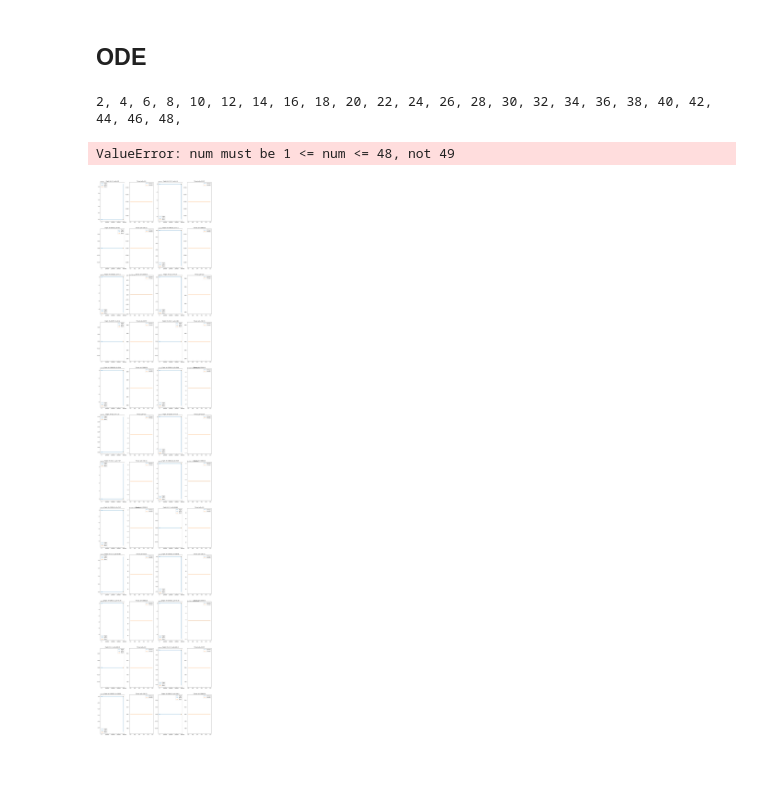
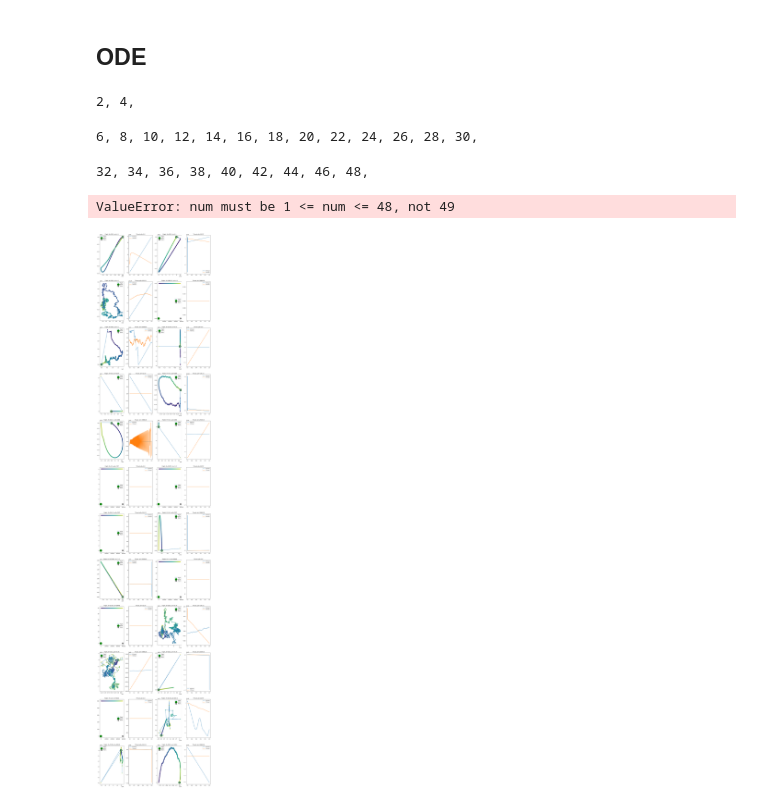
Before and after one commit to binDebug3/OrbitalTrajectory, a Jupyter notebook: dylan.ipynb, the cells around one changed output. Drawn from its saved outputs; the diff is of its cells as text; code cells hidden in the pictures; blank space fills up the shorter version.

```diff
--- a/dylan.ipynb
+++ b/dylan.ipynb
@@ -320,7 +320,7 @@ def drag(y, theta=None, x=True):
     if height < K:
         i = 0 if x else 1
         angle = np.cos(theta) if x else np.sin(theta)
-        return 0.5 * c * A * density(height) * vel[i]**2 * angle**2
+        return 0.5 * c * A * density(height) * vel[i]**2 / Mr0 #* angle**2 / Mr0
     return 0
 
 
@@ -382,7 +382,7 @@ n = 1000
 dim = 8
 final_time = 50
 guess = 2
-cost = 1e9
+cost = 1e7
 
 def update(t,z,p):
     tf = p[0]
@@ -395,6 +395,7 @@ def update(t,z,p):
     p2 = z[5]
     p3 = z[6]
     p4 = z[7]
+
     ux = p3 / (2*mass_r) / cost
     uy = p4 / (2*mass_r) / cost
 
@@ -424,8 +425,8 @@ def update(t,z,p):
 def bc(ya,yb,p):
     tf = p[0]
     # print(len(ya), len(yb), len(p))
-    return np.array([ya[0]-Re, ya[1]-0, ya[2]-0, ya[3]-0,              # start conditions
-                     yb[0]-Lm, yb[1]-Rm-hf, yb[2]-vf, yb[3]-0,          # end conditions
+    return np.array([ya[0]-Re, ya[1]-0, ya[2]-0, ya[3]-we*10000,              # start conditions
+                     yb[0]-Lm, yb[1]-Rm-hf, yb[2]-vf, yb[3]-0,                # end conditions
                      tf-final_time])
 
 # construct the solution using solve_bvp. We use an initial guess
@@ -440,42 +441,45 @@ for i, y_guess in enumerate(np.geomspace(0.1, 500, num=r1)):
         # p_guess = 250000
         t = np.linspace(0,1,n)
         # y = np.ones((dim, t.size)) * y_guess
-        y = np.array([np.linspace(Re, Lm, n), np.zeros(n)*y_guess, np.ones(n)*y_guess, np.ones(n)*y_guess, np.ones(n)*y_guess, np.ones(n)*y_guess, np.ones(n)*y_guess, np.ones(n)*y_guess])
+        y = np.array([np.linspace(Re, Lm, n), np.ones(n)*y_guess, np.ones(n)*y_guess, np.ones(n)*y_guess, np.ones(n)*y_guess, np.ones(n)*y_guess, np.ones(n)*y_guess, np.ones(n)*y_guess])
         # p0 = np.array([2])
         p0 = np.array([p_guess])
         res = solve_bvp(update, bc, t, y, p=p0)
 
         # plot the results and print out the optimal final time t_f
         t_plot = np.linspace(0, 1, n)
         # print(res.sol(t_plot).shape)
         x_plot = res.sol(t_plot)[0]
         y_plot = res.sol(t_plot)[1]
         px_plot = res.sol(t_plot)[6]
         py_plot = res.sol(t_plot)[7]
         ux_plot = px_plot
         uy_plot = py_plot
 
         plt.subplot((r2*r1)//2, 4, 1+count)
         # plt.plot(t_plot, x_plot)
         # plt.plot(t_plot, y_plot)
         plt.plot(x_plot, y_plot, label="Flight")
-        plt.scatter(0,0, label="Earth")
-        plt.scatter(Lm, 0, label="Moon")
+        plt.scatter(x_plot, y_plot, cmap="viridis", c=t_plot)
+        plt.scatter(0,0, label="Earth", c="green", s=500)
+        plt.scatter(Lm, 0, label="Moon", c="grey", s=250)
         plt.legend()
         plt.title(f"Flight. tf={round(res.p[0], 2)}, y0={round(y_guess, 2)}")
         # plt.xlim(0, Lm*1.2)
         plt.set_cmap("viridis")
 
         plt.subplot((r2*r1)//2, 4, 2+count)
         plt.plot(t_plot, ux_plot, label="X thrust")
         plt.plot(t_plot, uy_plot, label="Y thrust")
         plt.title(f"Thrust. p0={round(p_guess, 2)}")
         plt.legend()
         count += 2
         print(count, end=", ")
 plt.tight_layout()
 plt.show()
 # %% [output]
-2, 4, 6, 8, 10, 12, 14, 16, 18, 20, 22, 24, 26, 28, 30, 32, 34, 36, 38, 40, 42, 44, 46, 48,
+2, 4,
-ValueError: num must be 1 <= num <= 48, not 49
+6, 8, 10, 12, 14, 16, 18, 20, 22, 24, 26, 28, 30,
+32, 34, 36, 38, 40, 42, 44, 46, 48,
+ValueError: num must be 1 <= num <= 48, not 49
-[figure, old version]
+[figure, new version]
```
Also changed, not shown: 8 other files.
